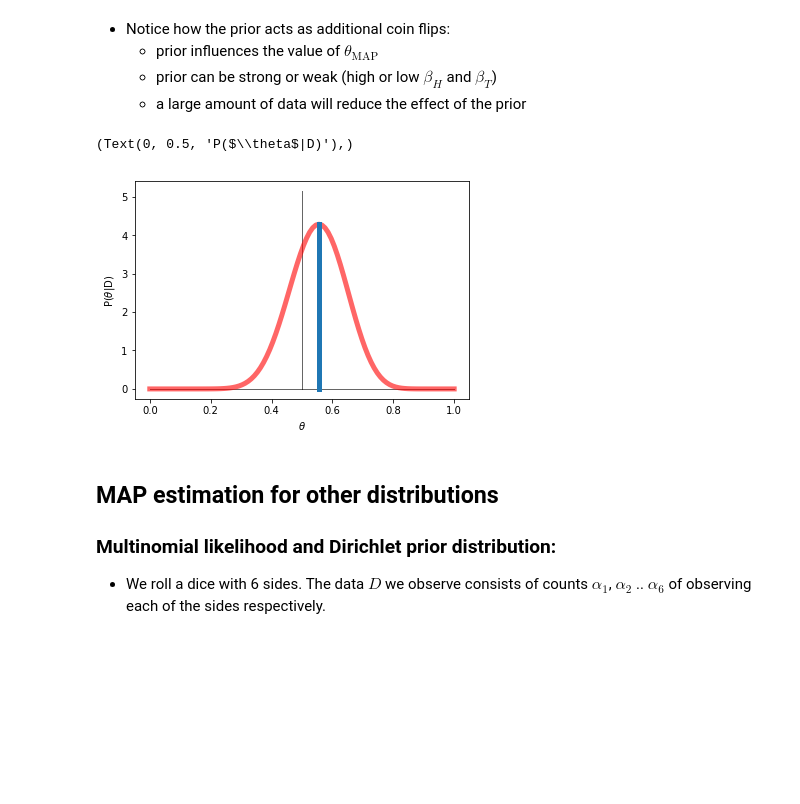
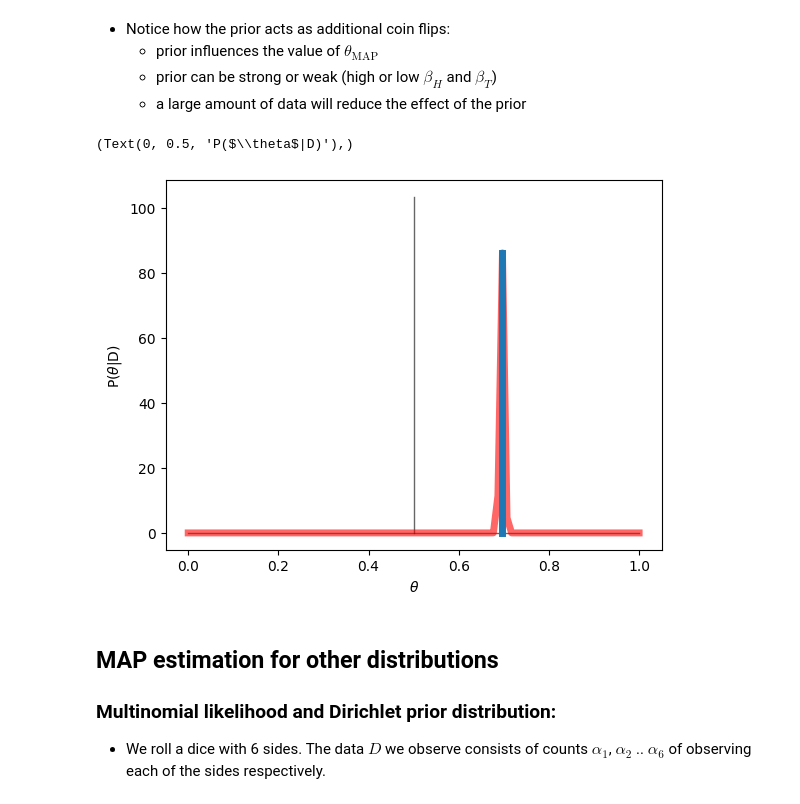
Before and after one commit to lwehbe/10315, a Jupyter notebook: Lecture_04_estimating_probabilities.ipynb, the cells around one changed output. Cells and saved outputs as stored; diff of their text form; code cells hidden in the pictures; blank space fills up the shorter version.

```diff
--- a/Lecture_04_estimating_probabilities.ipynb
+++ b/Lecture_04_estimating_probabilities.ipynb
@@ -659,20 +661,20 @@ plt.xlabel(r'$\theta$');plt.ylabel(r'P($\theta$)'), plt.title('Beta({},{})'.form
     - prior can be strong or weak (high or low $\beta_H$ and $\beta_T$)
     - a large amount of data will reduce the effect of the prior
 # %%
-alpha_H = 6; alpha_T = 3
-beta_H = 10; beta_T = 10
+alpha_H = 7000; alpha_T = 3000
+beta_H = 100; beta_T = 100
 map_pdf = beta.pdf(x, alpha_H + beta_H, alpha_T+ beta_T)
 map_value = x[np.argmax(map_pdf)]
 
 
 plt.plot([0,1],[0,0], 'k', lw=1, alpha=0.6)
 plt.plot([0.5,0.5],[0,np.max(map_pdf)*1.2], 'k', lw=1, alpha=0.6)
 plt.plot(x, map_pdf, 'r-', lw=5, alpha=0.6, label='beta pdf')
 plt.plot([map_value,map_value],[0,np.max(map_pdf)],lw=5)
 plt.xlabel(r'$\theta$');plt.ylabel(r'P($\theta$|D)'), #plt.title('Beta({},{})'.format(beta_H,beta_T));
 # %% [output]
 (Text(0, 0.5, 'P($\\theta$|D)'),)
-[figure, old version]
+[figure, new version]
 # %% [markdown]
 ## MAP estimation for other distributions
 
```
Also changed, not shown: parts of 5 cells of this notebook, 3 other files.
